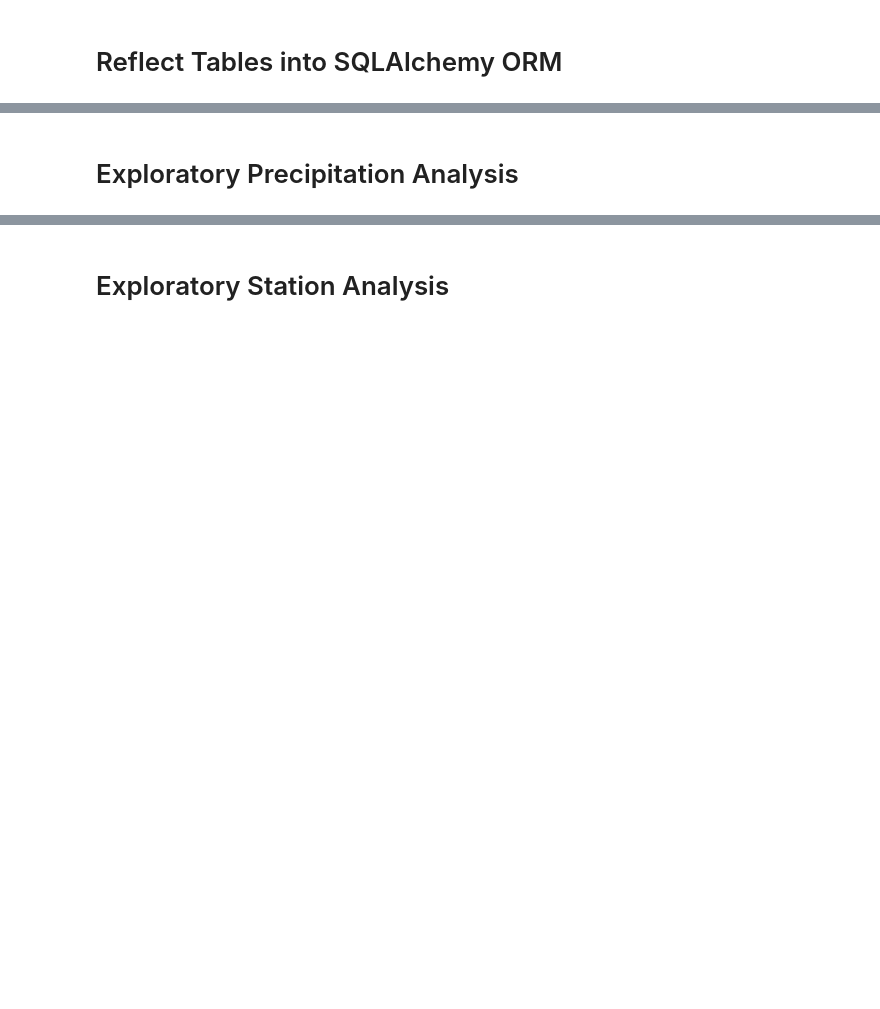
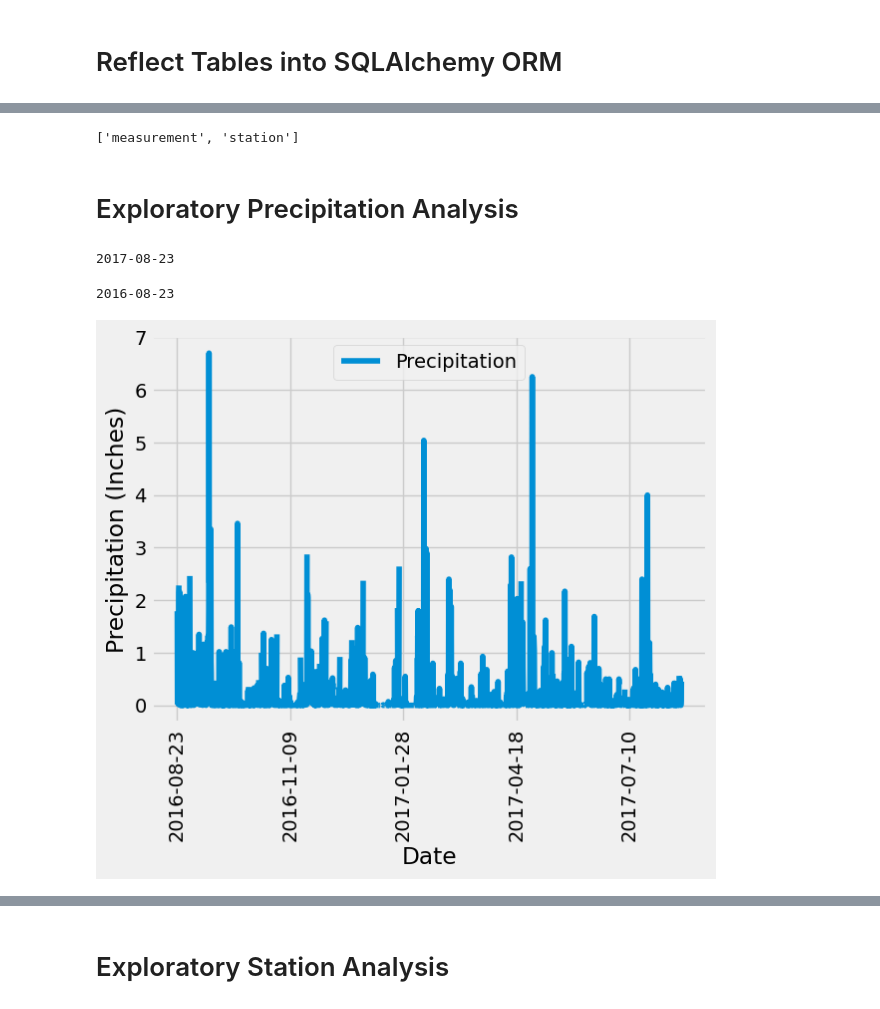
Before and after one commit to marinotem/sqlalchemy-challenge, a Jupyter notebook: SurfsUp/climate_starter.ipynb, the cells around one changed output, grey strips where cells are left out. Cells and saved outputs as stored; diff of their text form; code cells hidden in the pictures; blank space fills up the shorter version.

```diff
--- a/SurfsUp/climate_starter.ipynb
+++ b/SurfsUp/climate_starter.ipynb
@@ -17,7 +17,7 @@ from sqlalchemy.orm import Session
 from sqlalchemy import create_engine, func
 # %%
 # create engine to hawaii.sqlite
-engine = create_engine("sqlite:///../Resources/hawaii.sqlite")
+engine = create_engine("sqlite:///./Resources/hawaii.sqlite")
 # %%
 # reflect an existing database into a new model
 Base = automap_base()
@@ -30,29 +25,50 @@ OperationalError: (sqlite3.OperationalError) unable to open database file
 # %%
 # View all of the classes that automap found
+# reflect the tables
+Base.classes.keys()
+# %% [output]
+['measurement', 'station']
 # %%
 # Save references to each table
+station = Base.classes.station
+measurement = Base.classes.measurement
 # %%
 # Create our session (link) from Python to the DB
+session = Session(engine)
 # %% [markdown]
 # Exploratory Precipitation Analysis
 # %%
 # Find the most recent date in the data set.
+recent = session.query(measurement.date).order_by(measurement.date.desc()).first()
+print(recent[0])
+# %% [output]
+2017-08-23
 # %%
 # Design a query to retrieve the last 12 months of precipitation data and plot the results.
 # Starting from the most recent data point in the database.
-
+import datetime as dt
 # Calculate the date one year from the last date in data set.
-
+last_date = dt.date(2017, 8, 23) - dt.timedelta(days=365)
+print(last_date)
 
 # Perform a query to retrieve the data and precipitation scores
-
+select = [measurement.date, measurement.prcp]
+result = session.query(*select).filter(measurement.date >= last_date).all()
 
 # Save the query results as a Pandas DataFrame and set the index to the date column
-
+precipitation_df = pd.DataFrame(result, columns=["Date","Precipitation"]).set_index('Date')
 
 # Sort the dataframe by date
-
+precipitation_df.sort_values(by='Date',ascending=True,inplace=True)
 
 # Use Pandas Plotting with Matplotlib to plot the data
+precipitation_df.plot()
+plt.xlabel("Date")
+plt.ylabel("Precipitation (Inches)")
+plt.xticks(rotation=90)
+plt.show()
+# %% [output]
+2016-08-23
+[figure, added]
 # %%
 # Use Pandas to calcualte the summary statistics for the precipitation data
```
Also changed, not shown: parts of 8 cells of this notebook.
